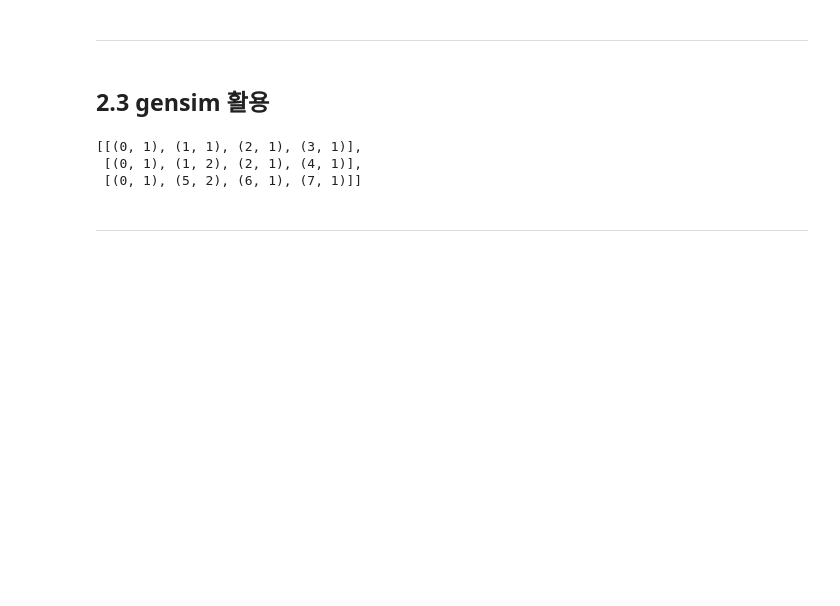
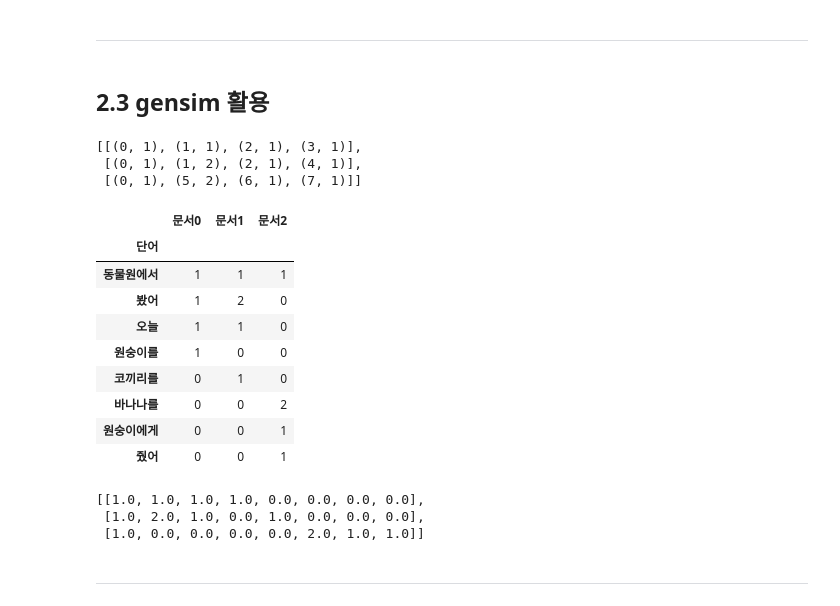
Before and after one commit to insightcampus/sesac-nlp, a Jupyter notebook: ipynb/10 실습 - 표현(Representation) - 문서의 표현 (BoW, TDM).ipynb, the cells around one changed output. Saved outputs shown, nothing was run; the diff lists cells and outputs as text; code cells hidden in the pictures; blank space fills up the shorter version.

```diff
--- a/ipynb/10 실습 - 표현(Representation) - 문서의 표현 (BoW, TDM).ipynb
+++ b/ipynb/10 실습 - 표현(Representation) - 문서의 표현 (BoW, TDM).ipynb
@@ -257,14 +348,40 @@ docs = ['오늘 동물원에서 원숭이를 봤어',
 import gensim
 from gensim import corpora
 
-doc_ls = [d.split() for d in docs]
+doc_ls = [doc.split() for doc in docs] #공백으로 토큰화
 id2word = corpora.Dictionary(doc_ls)
-TDM = [id2word.doc2bow(d) for d in doc_ls]
+TDM = [id2word.doc2bow(doc) for doc in doc_ls]
+TDM
+# %% [output]
+[[(0, 1), (1, 1), (2, 1), (3, 1)],
+ [(0, 1), (1, 2), (2, 1), (4, 1)],
+ [(0, 1), (5, 2), (6, 1), (7, 1)]]
-# %%
-TDM
-# %% [output]
-[[(0, 1), (1, 1), (2, 1), (3, 1)],
- [(0, 1), (1, 2), (2, 1), (4, 1)],
- [(0, 1), (5, 2), (6, 1), (7, 1)]]
+# %%
+import pandas as pd
+
+doc_names = ['문서'+ str(i) for i in range(len(doc_ls))]
+vocab = [id2word[i] for i in id2word.keys()]
+DTM_matrix = [sparse2full(doc, len(vocab)).tolist() for doc in TDM]
+
+df_TDM = pd.DataFrame(np.array(DTM_matrix, dtype=int).T, columns=doc_names)
+df_TDM['단어'] = vocab
+df_TDM.set_index('단어')
+# %% [output]
+|  | 문서0 | 문서1 | 문서2 |
+| 단어 |  |  |  |
+| 동물원에서 | 1 | 1 | 1 |
+| 봤어 | 1 | 2 | 0 |
+| 오늘 | 1 | 1 | 0 |
+| 원숭이를 | 1 | 0 | 0 |
+| 코끼리를 | 0 | 1 | 0 |
+| 바나나를 | 0 | 0 | 2 |
+| 원숭이에게 | 0 | 0 | 1 |
+| 줬어 | 0 | 0 | 1 |
+# %%
+DTM_matrix
+# %% [output]
+[[1.0, 1.0, 1.0, 1.0, 0.0, 0.0, 0.0, 0.0],
+ [1.0, 2.0, 1.0, 0.0, 1.0, 0.0, 0.0, 0.0],
+ [1.0, 0.0, 0.0, 0.0, 0.0, 2.0, 1.0, 1.0]]
 # %% [markdown]
 ---
```
Also changed, not shown: parts of 30 cells of this notebook.
